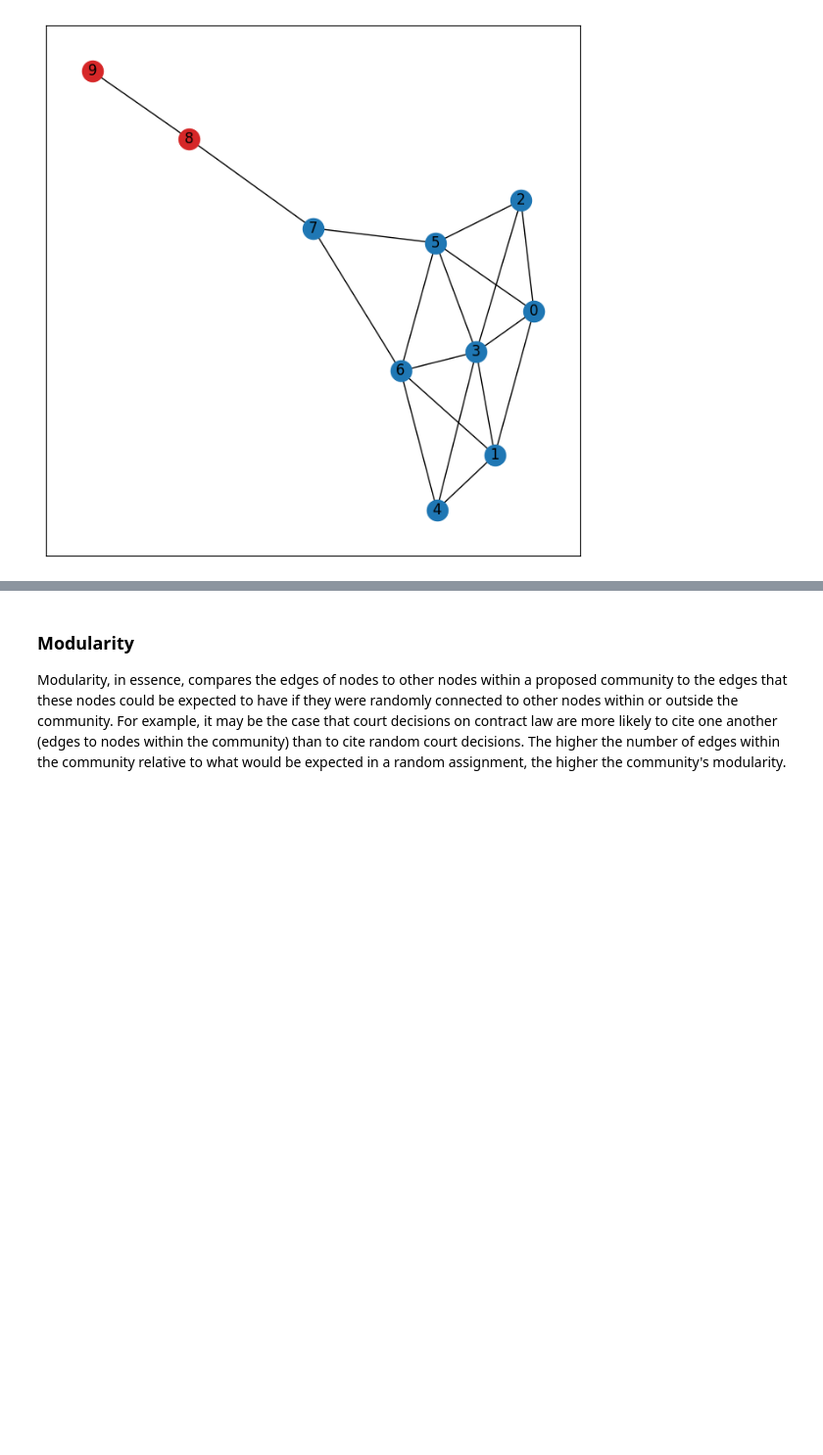
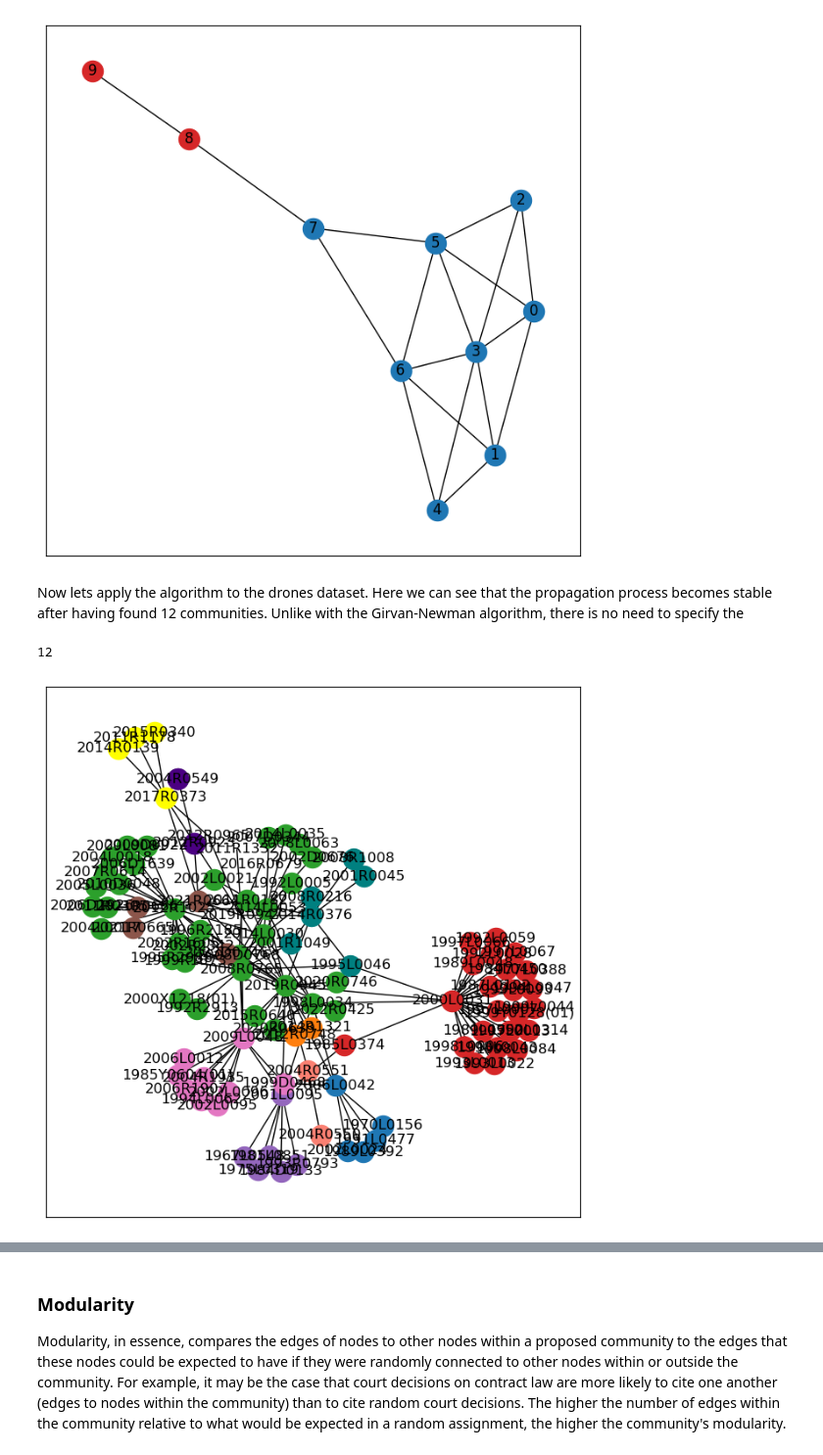
Before and after one commit to maastrichtlawtech/legalnetworkanalysis_textbook, a Jupyter notebook: Chapter_4_Communities.ipynb, the cells around one changed output, grey strips where cells are left out. Shown at 98% size. Drawn from its saved outputs; the diff is of its cells as text; code cells hidden in the pictures; blank space fills up the shorter version.

```diff
--- a/Chapter_4_Communities.ipynb
+++ b/Chapter_4_Communities.ipynb
@@ -237,4 +283,30 @@ nx.draw_networkx_edges(g_kite, pos=pos)
 # %% [output]
 <matplotlib.collections.LineCollection at 0x...>
 [figure]
+# %% [markdown]
+Now lets apply the algorithm to the drones dataset. Here we can see that the propagation process becomes stable after having found 12 communities. Unlike with the Girvan-Newman algorithm, there is no need to specify the
+# %%
+results = list(nx.algorithms.community.label_propagation_communities(g_drones))
+len(results)
+# %% [output]
+12
+# %%
+plt.figure(figsize=(8,8))
+pos = nx.spring_layout(g_drones, seed =123)
+nx.draw_networkx_nodes(g_drones, pos=pos, nodelist=list(results[0]), node_color="tab:blue")
+nx.draw_networkx_nodes(g_drones, pos=pos, nodelist=list(results[1]), node_color="tab:red")
+nx.draw_networkx_nodes(g_drones, pos=pos, nodelist=list(results[2]), node_color="tab:green")
+nx.draw_networkx_nodes(g_drones, pos=pos, nodelist=list(results[3]), node_color="tab:orange")
+nx.draw_networkx_nodes(g_drones, pos=pos, nodelist=list(results[4]), node_color="tab:purple")
+nx.draw_networkx_nodes(g_drones, pos=pos, nodelist=list(results[5]), node_color="tab:pink")
+nx.draw_networkx_nodes(g_drones, pos=pos, nodelist=list(results[6]), node_color="tab:brown")
+nx.draw_networkx_nodes(g_drones, pos=pos, nodelist=list(results[7]), node_color="teal")
+nx.draw_networkx_nodes(g_drones, pos=pos, nodelist=list(results[8]), node_color="salmon")
+nx.draw_networkx_nodes(g_drones, pos=pos, nodelist=list(results[9]), node_color="yellow")
+nx.draw_networkx_nodes(g_drones, pos=pos, nodelist=list(results[10]), node_color="gray")
+nx.draw_networkx_nodes(g_drones, pos=pos, nodelist=list(results[10]), node_color="indigo")
+nx.draw_networkx_labels(g_drones, pos=pos)
+nx.draw_networkx_edges(g_drones, pos=pos);
+# %% [output]
+[figure, added]
 # %% [markdown]
```
Also changed, not shown: parts of 16 cells of this notebook.
